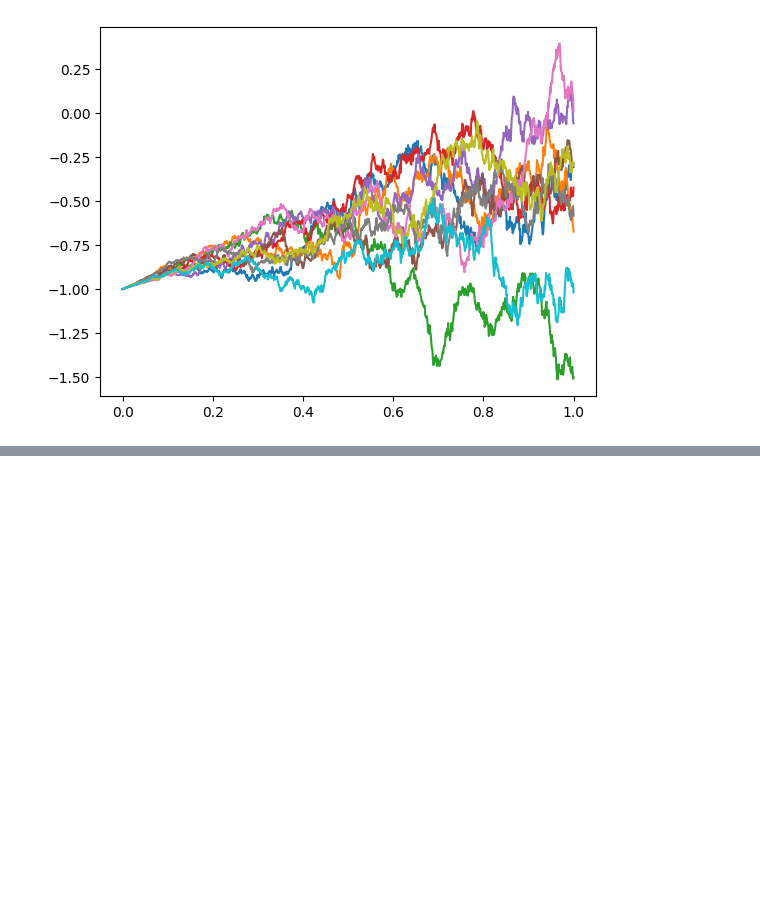
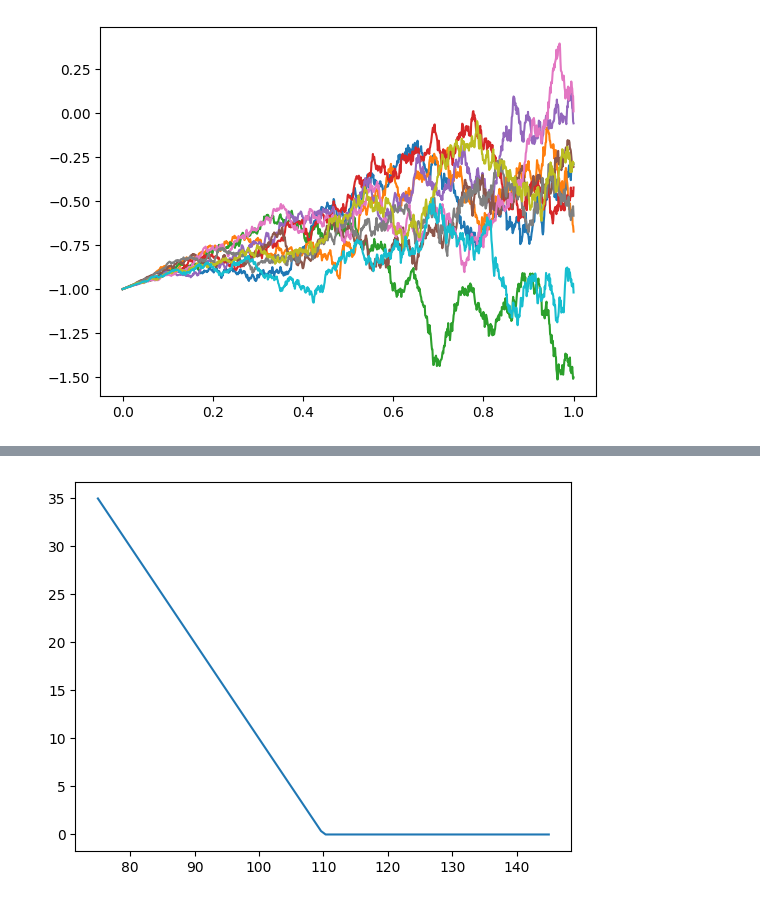
Before and after one commit to ISIPINK/Assignment_Financial_Mathematics_2024, a Jupyter notebook: BSDE.ipynb, the cells around one changed output, grey strips where cells are left out. Saved outputs shown, nothing was run; the diff lists cells and outputs as text; code cells hidden in the pictures; blank space fills up the shorter version.

```diff
--- a/BSDE.ipynb
+++ b/BSDE.ipynb
@@ -137,0 +346,8 @@ def least_square_bsde(paths,f,phi):
+# %%
+xx = np.linspace(75, 145, 100)
+yy = [test.fun_g(x) for x in xx]
+
+plt.plot(xx, yy)
+plt.show()
+# %% [output]
+[figure, added]
```
Also changed, not shown: parts of 9 cells of this notebook, 1 other file.
